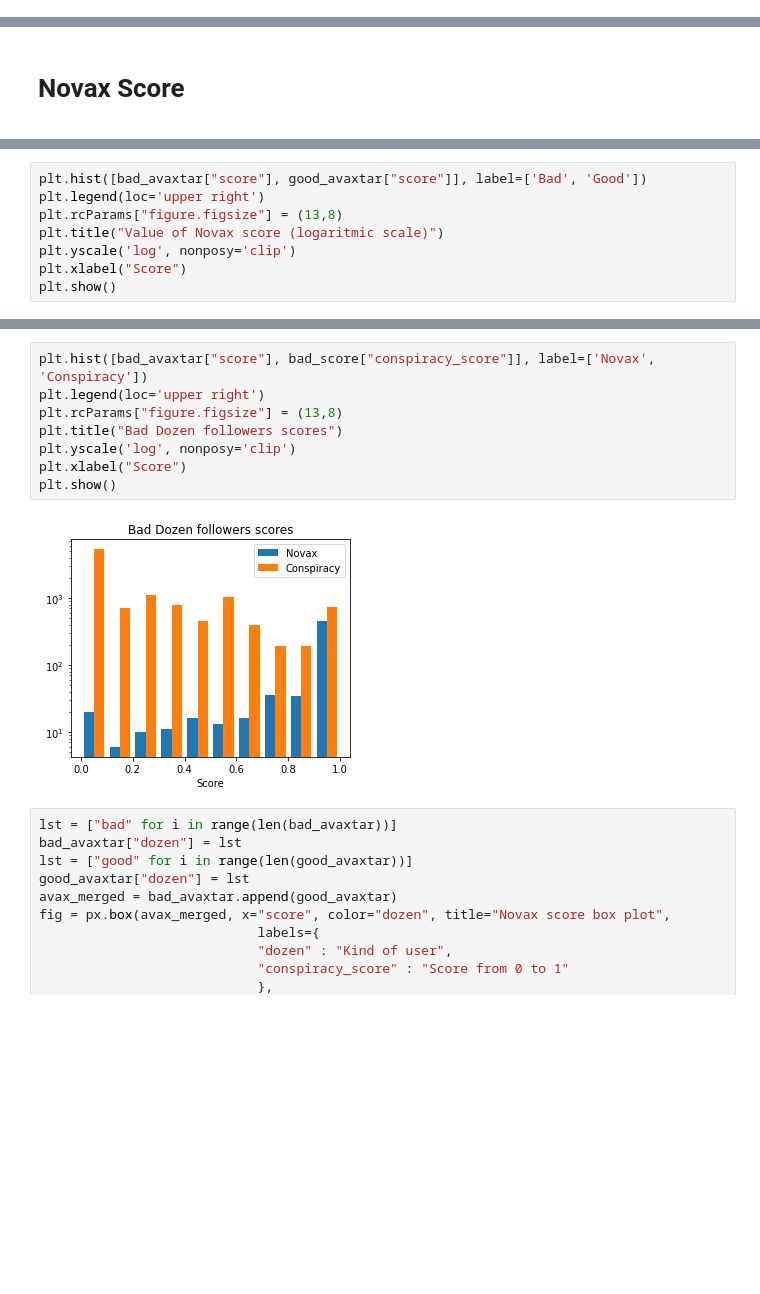
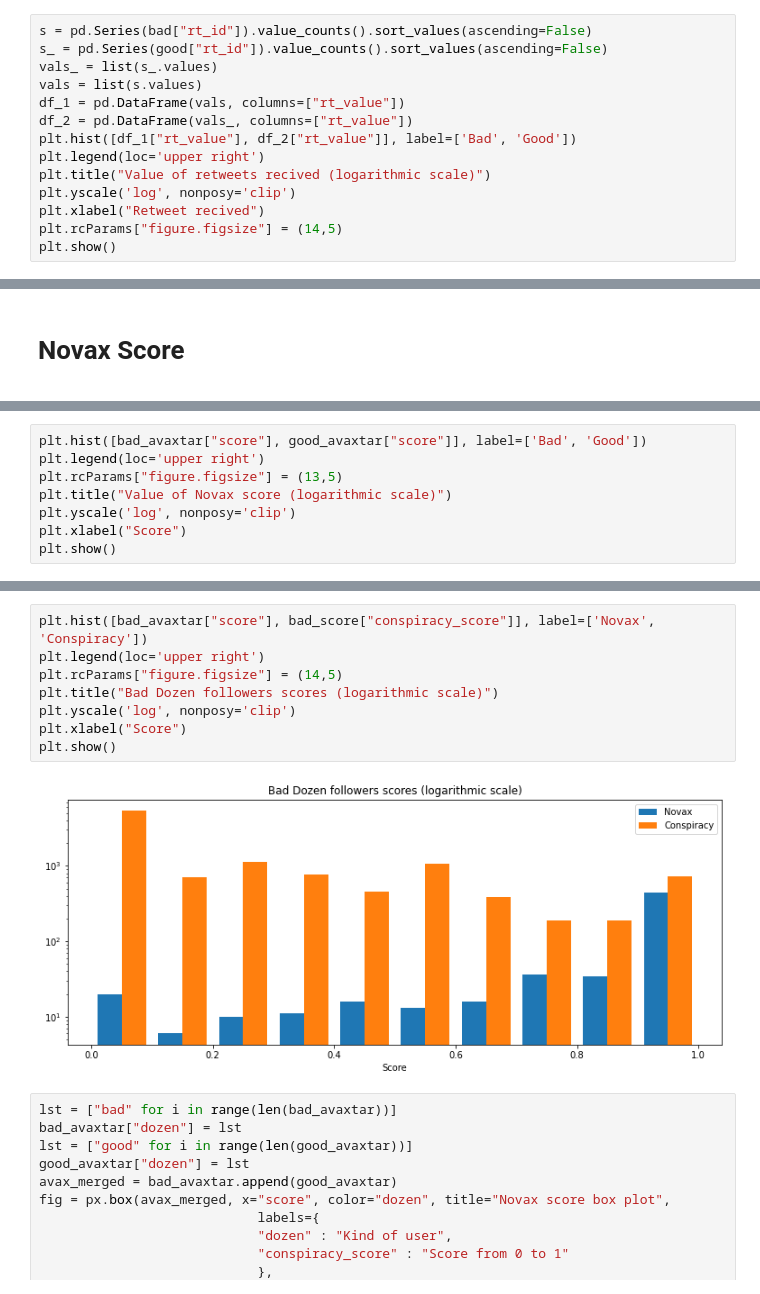
Before and after one commit to gi-ux/BachelorProject, a Jupyter notebook: notebook/dozen/Dozen_Comparison.ipynb, the cells around one changed output, grey strips where cells are left out. Cells and saved outputs as stored; diff of their text form; blank space fills up the shorter version.

```diff
--- a/notebook/dozen/Dozen_Comparison.ipynb
+++ b/notebook/dozen/Dozen_Comparison.ipynb
@@ -160,0 +183,14 @@ for chunk in tqdm(pd.read_csv(path_ccdh[0] + "bad_dozen_rt_ricevuti.csv", linete
+# %%
+s = pd.Series(bad["rt_id"]).value_counts().sort_values(ascending=False)
+s_ = pd.Series(good["rt_id"]).value_counts().sort_values(ascending=False)
+vals_ = list(s_.values)
+vals = list(s.values)
+df_1 = pd.DataFrame(vals, columns=["rt_value"])
+df_2 = pd.DataFrame(vals_, columns=["rt_value"])
+plt.hist([df_1["rt_value"], df_2["rt_value"]], label=['Bad', 'Good'])
+plt.legend(loc='upper right')
+plt.title("Value of retweets recived (logarithmic scale)")
+plt.yscale('log', nonposy='clip')
+plt.xlabel("Retweet recived")
+plt.rcParams["figure.figsize"] = (14,5)
+plt.show()
@@ -1171,8 +1216,8 @@ plt.show()
 # %%
 plt.hist([bad_avaxtar["score"], good_avaxtar["score"]], label=['Bad', 'Good'])
 plt.legend(loc='upper right')
-plt.rcParams["figure.figsize"] = (13,8)
-plt.title("Value of Novax score (logaritmic scale)")
+plt.rcParams["figure.figsize"] = (13,5)
+plt.title("Value of Novax score (logarithmic scale)")
 plt.yscale('log', nonposy='clip')
 plt.xlabel("Score")
 plt.show()
@@ -1181,13 +1226,13 @@ plt.show()
 # %%
 plt.hist([bad_avaxtar["score"], bad_score["conspiracy_score"]], label=['Novax', 'Conspiracy'])
 plt.legend(loc='upper right')
-plt.rcParams["figure.figsize"] = (13,8)
-plt.title("Bad Dozen followers scores")
+plt.rcParams["figure.figsize"] = (14,5)
+plt.title("Bad Dozen followers scores (logarithmic scale)")
 plt.yscale('log', nonposy='clip')
 plt.xlabel("Score")
 plt.show()
 # %% [output]
-[figure, old version]
+[figure, new version]
 # %%
 lst = ["bad" for i in range(len(bad_avaxtar))]
 bad_avaxtar["dozen"] = lst
```
Also changed, not shown: parts of 32 cells of this notebook, 6 other files.
